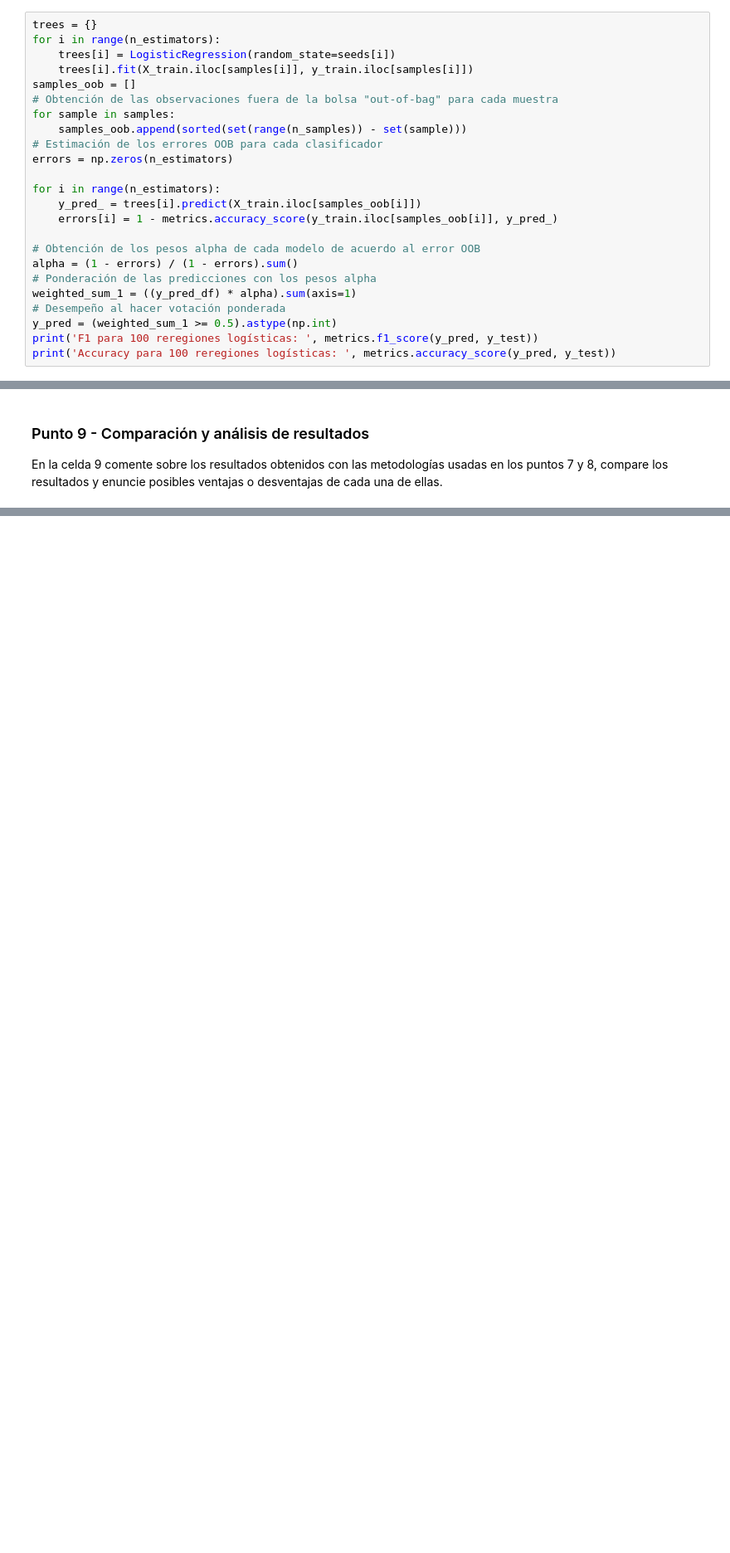
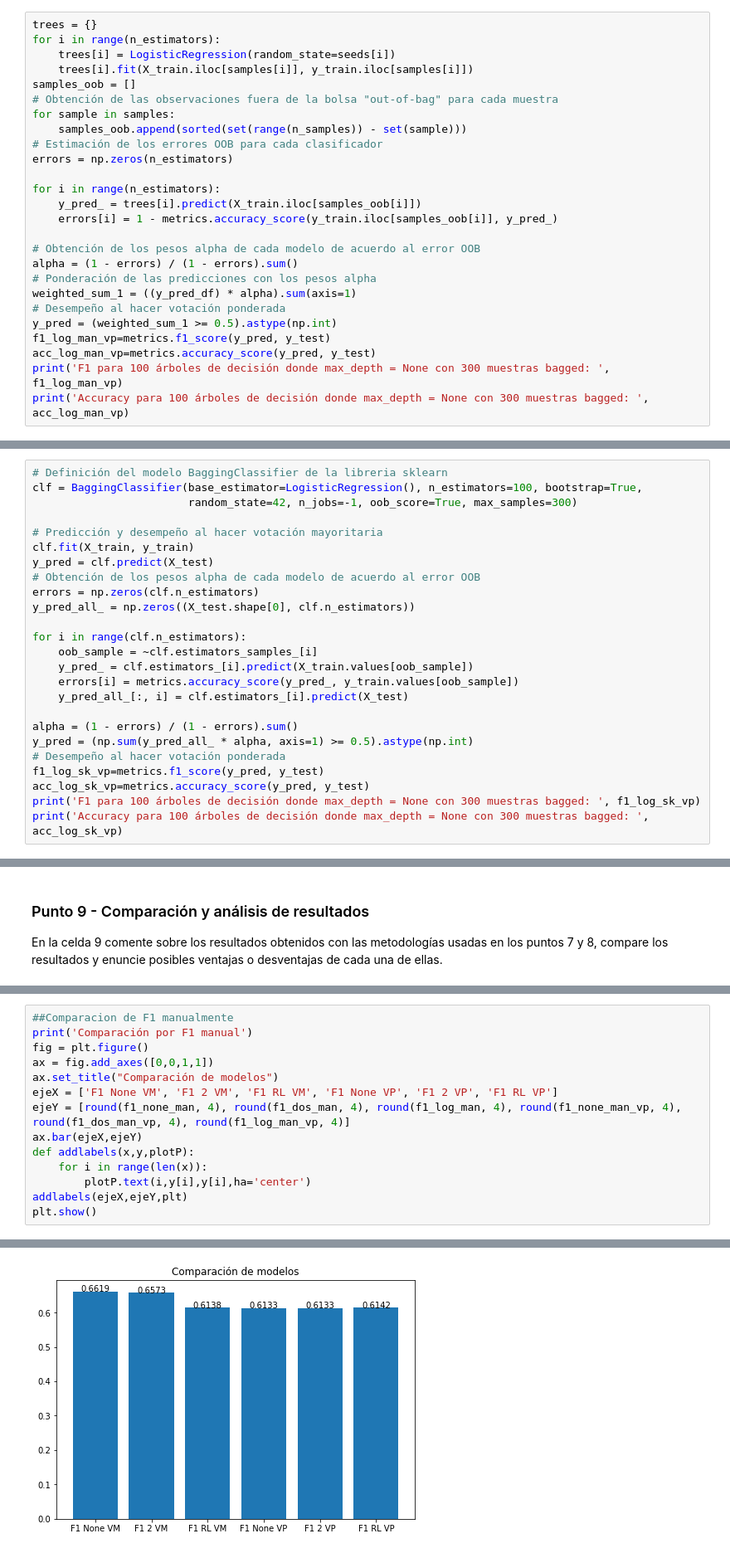
Before and after one commit to dsmunoz34/ML_NLP, a Jupyter notebook: Semana 1/S1TC1_arboles_ensamblajes.ipynb, the cells around one changed output, grey strips where cells are left out. Shown at 83% size. Cells and saved outputs as stored; diff of their text form; blank space fills up the shorter version.

```diff
--- a/Semana 1/S1TC1_arboles_ensamblajes.ipynb
+++ b/Semana 1/S1TC1_arboles_ensamblajes.ipynb
@@ -595,6 +717,8 @@ alpha = (1 - errors) / (1 - errors).sum()
 weighted_sum_1 = ((y_pred_df) * alpha).sum(axis=1)
 # Desempeño al hacer votación ponderada
 y_pred = (weighted_sum_1 >= 0.5).astype(np.int)
-print('F1 para 100 reregiones logísticas: ', metrics.f1_score(y_pred, y_test))
-print('Accuracy para 100 reregiones logísticas: ', metrics.accuracy_score(y_pred, y_test))
+f1_log_man_vp=metrics.f1_score(y_pred, y_test)
+acc_log_man_vp=metrics.accuracy_score(y_pred, y_test)
+print('F1 para 100 árboles de decisión donde max_depth = None con 300 muestras bagged: ', f1_log_man_vp)
+print('Accuracy para 100 árboles de decisión donde max_depth = None con 300 muestras bagged: ', acc_log_man_vp)
 # %% [output]
@@ -602,0 +729,25 @@ Accuracy para 100 reregiones logísticas:  0.6206666666666667
+# %%
+# Definición del modelo BaggingClassifier de la libreria sklearn
+clf = BaggingClassifier(base_estimator=LogisticRegression(), n_estimators=100, bootstrap=True,
+                        random_state=42, n_jobs=-1, oob_score=True, max_samples=300)
+
+# Predicción y desempeño al hacer votación mayoritaria
+clf.fit(X_train, y_train)
+y_pred = clf.predict(X_test)
+# Obtención de los pesos alpha de cada modelo de acuerdo al error OOB
+errors = np.zeros(clf.n_estimators)
+y_pred_all_ = np.zeros((X_test.shape[0], clf.n_estimators))
+
+for i in range(clf.n_estimators):
+    oob_sample = ~clf.estimators_samples_[i]
+    y_pred_ = clf.estimators_[i].predict(X_train.values[oob_sample])
+    errors[i] = metrics.accuracy_score(y_pred_, y_train.values[oob_sample])
+    y_pred_all_[:, i] = clf.estimators_[i].predict(X_test)
+
+alpha = (1 - errors) / (1 - errors).sum()
+y_pred = (np.sum(y_pred_all_ * alpha, axis=1) >= 0.5).astype(np.int)
+# Desempeño al hacer votación ponderada
+f1_log_sk_vp=metrics.f1_score(y_pred, y_test)
+acc_log_sk_vp=metrics.accuracy_score(y_pred, y_test)
+print('F1 para 100 árboles de decisión donde max_depth = None con 300 muestras bagged: ', f1_log_sk_vp)
+print('Accuracy para 100 árboles de decisión donde max_depth = None con 300 muestras bagged: ', acc_log_sk_vp)
@@ -607,0 +760,15 @@ En la celda 9 comente sobre los resultados obtenidos con las metodologías usada
+# %%
+##Comparacion de F1 manualmente
+print('Comparación por F1 manual')
+fig = plt.figure()
+ax = fig.add_axes([0,0,1,1])
+ax.set_title("Comparación de modelos")
+ejeX = ['F1 None VM', 'F1 2 VM', 'F1 RL VM', 'F1 None VP', 'F1 2 VP', 'F1 RL VP']
+ejeY = [round(f1_none_man, 4), round(f1_dos_man, 4), round(f1_log_man, 4), round(f1_none_man_vp, 4), round(f1_dos_man_vp, 4), round(f1_log_man_vp, 4)]
+ax.bar(ejeX,ejeY)
+def addlabels(x,y,plotP):
+    for i in range(len(x)):
+        plotP.text(i,y[i],y[i],ha='center')
+addlabels(ejeX,ejeY,plt)
+plt.show()
+# %% [output]
@@ -607,0 +776 @@ En la celda 9 comente sobre los resultados obtenidos con las metodologías usada
+[figure, added]
```
Also changed, not shown: parts of 21 cells of this notebook.
